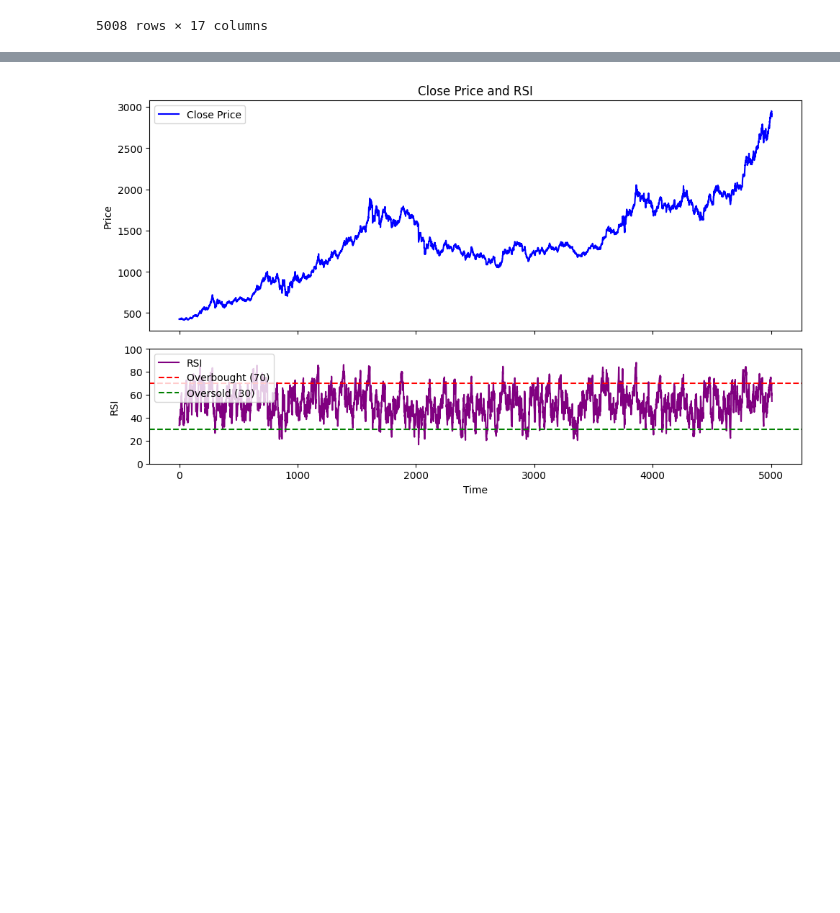
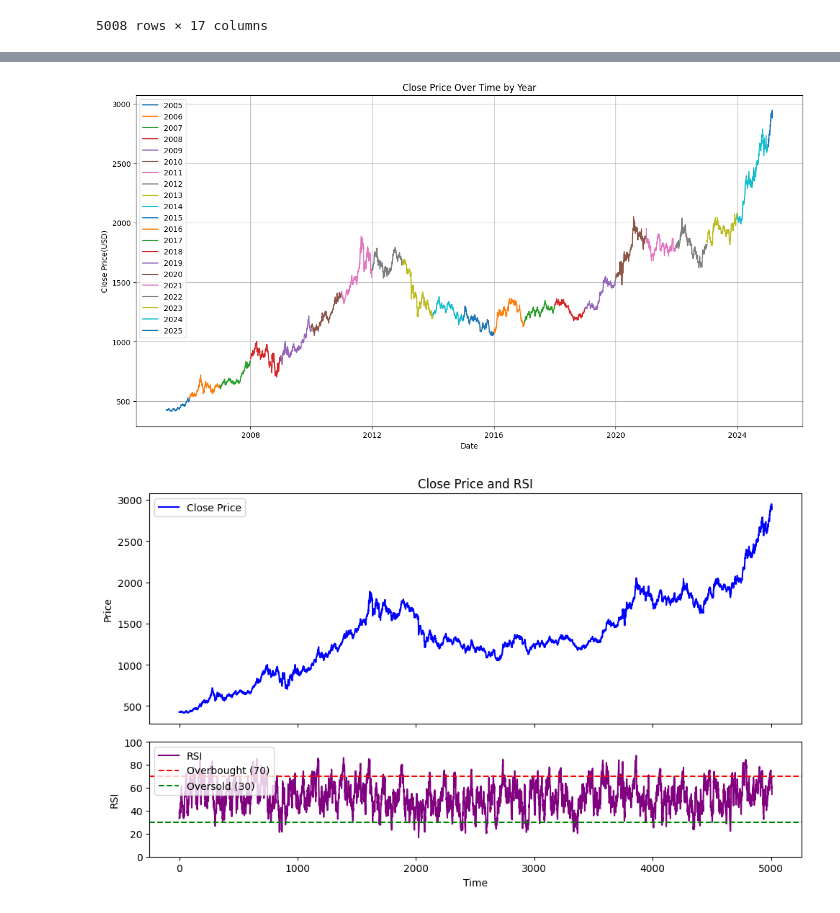
Before and after one commit to Phattharyu/CPE_232-Final_project-GoldPrediction-, a Jupyter notebook: Model_Training/Ryu_LSTM/Gold_Proj_LSTM.ipynb, the cells around one changed output, grey strips where cells are left out. Cells and saved outputs as stored; diff of their text form; code cells hidden in the pictures; blank space fills up the shorter version.

```diff
--- a/Model_Training/Ryu_LSTM/Gold_Proj_LSTM.ipynb
+++ b/Model_Training/Ryu_LSTM/Gold_Proj_LSTM.ipynb
@@ -69,3 +73,24 @@ df
+# %%
+import pandas as pd
+import matplotlib.pyplot as plt
+df['Date'] = pd.to_datetime(df['Date'])
+
+years = df['Date'].dt.year.unique()
+
+plt.figure(figsize=(16, 8))
+
+for year in years:
+  year_data = df[df['Date'].dt.year == year]
+  plt.plot(year_data['Date'], year_data['Close'], label=str(year))
+
+plt.xlabel('Date')
+plt.ylabel('Close Price(USD)')
+plt.title('Close Price Over Time by Year')
+plt.legend()
+plt.grid()
+plt.show()
+# %% [output]
+[figure, added]
 # %%
 fig, (ax1, ax2) = plt.subplots(2, 1, sharex=True, gridspec_kw={'height_ratios': [2, 1]}, figsize=(10, 6))
 
```
Also changed, not shown: parts of 49 cells of this notebook.
